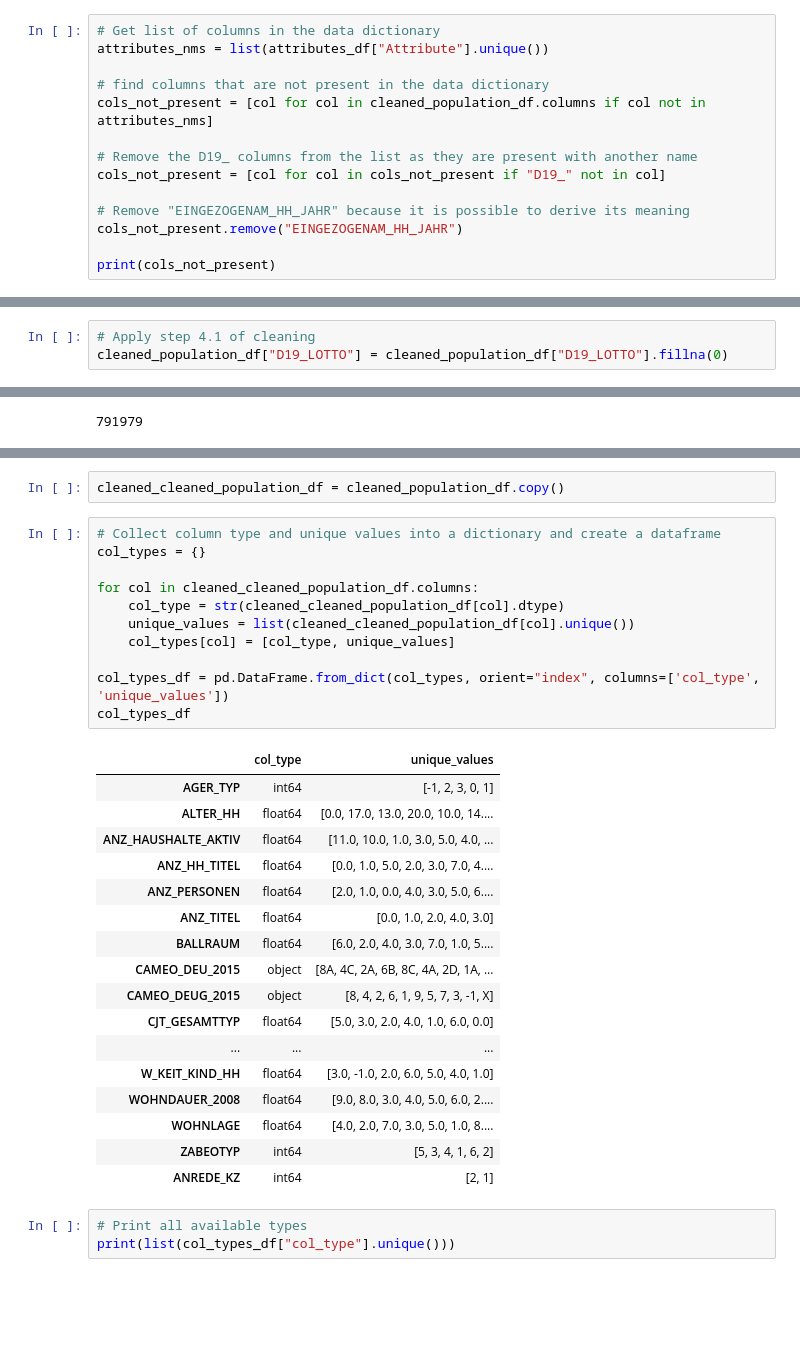
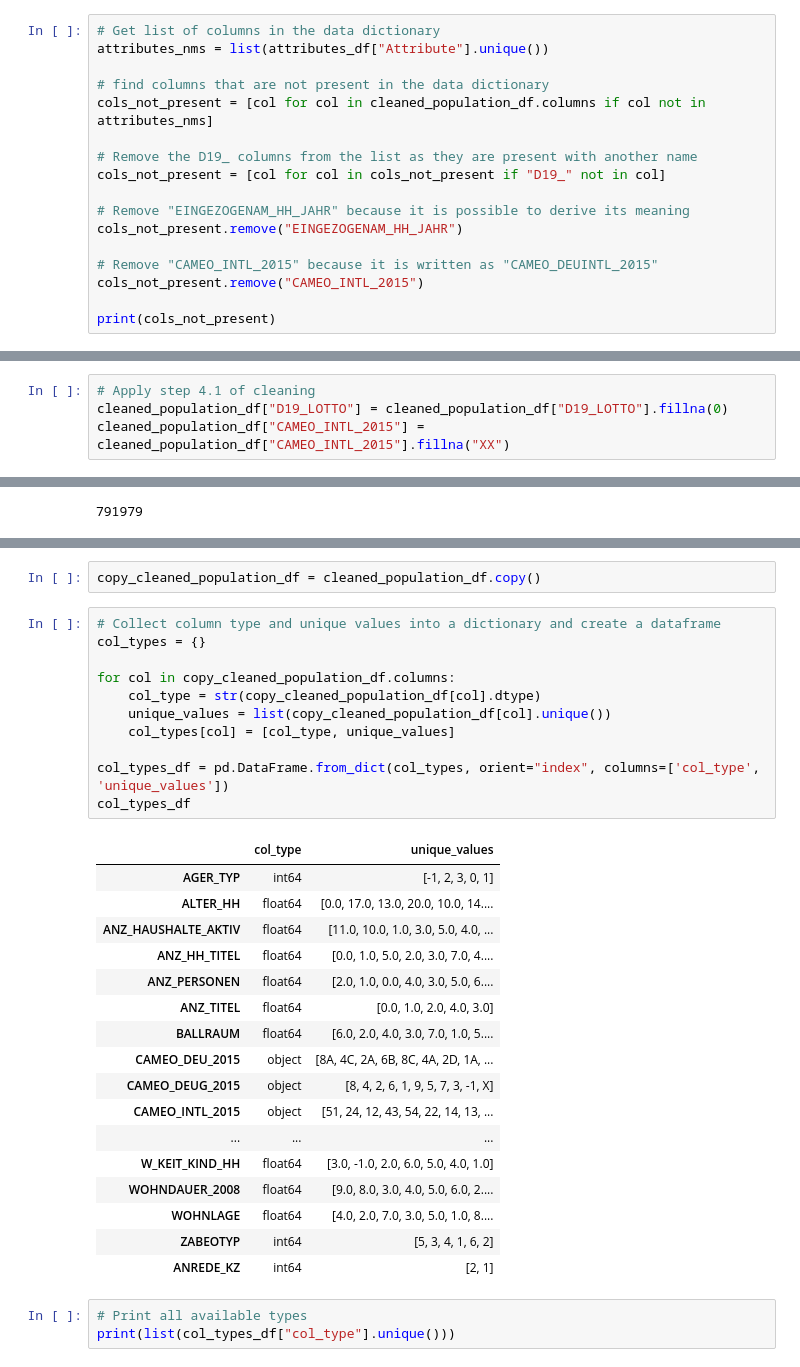
Before and after one commit to bruno-f7s/portfolio, a Jupyter notebook: arvarto-customer-segmentation/01-data-cleaning.ipynb, the cells around one changed output, grey strips where cells are left out. Cells and saved outputs as stored; diff of their text form; blank space fills up the shorter version.

Commit message:
update cleaning process for categorical columns

```diff
--- a/arvarto-customer-segmentation/01-data-cleaning.ipynb
+++ b/arvarto-customer-segmentation/01-data-cleaning.ipynb
@@ -275,5 +275,8 @@ cols_not_present = [col for col in cols_not_present if "D19_" not in col]
 # Remove "EINGEZOGENAM_HH_JAHR" because it is possible to derive its meaning
 cols_not_present.remove("EINGEZOGENAM_HH_JAHR")
 
+# Remove "CAMEO_INTL_2015" because it is written as "CAMEO_DEUINTL_2015"
+cols_not_present.remove("CAMEO_INTL_2015")
+
 print(cols_not_present)
 # %% [output]
@@ -324,6 +332,7 @@ __Step 4.1 for cleaning function__:
 # %%
 # Apply step 4.1 of cleaning
 cleaned_population_df["D19_LOTTO"] = cleaned_population_df["D19_LOTTO"].fillna(0)
+cleaned_population_df["CAMEO_INTL_2015"] = cleaned_population_df["CAMEO_INTL_2015"].fillna("XX")
 # %%
 # Get the columns with missing data
 cols_with_missing_data = cleaned_population_df.columns[cleaned_population_df.isnull().any()].tolist()
@@ -710,28 +719,28 @@ In this dataset there are some columns string types, which we will have to encod
 # %%
-cleaned_cleaned_population_df = cleaned_population_df.copy()
+copy_cleaned_population_df = cleaned_population_df.copy()
 # %%
 # Collect column type and unique values into a dictionary and create a dataframe
 col_types = {}
 
-for col in cleaned_cleaned_population_df.columns:
-    col_type = str(cleaned_cleaned_population_df[col].dtype)
-    unique_values = list(cleaned_cleaned_population_df[col].unique())
+for col in copy_cleaned_population_df.columns:
+    col_type = str(copy_cleaned_population_df[col].dtype)
+    unique_values = list(copy_cleaned_population_df[col].unique())
     col_types[col] = [col_type, unique_values]
 
 col_types_df = pd.DataFrame.from_dict(col_types, orient="index", columns=['col_type', 'unique_values'])
 col_types_df
 # %% [output]
 |  | col_type | unique_values |
 | AGER_TYP | int64 | [-1, 2, 3, 0, 1] |
 | ALTER_HH | float64 | [0.0, 17.0, 13.0, 20.0, 10.0, 14.... |
 | ANZ_HAUSHALTE_AKTIV | float64 | [11.0, 10.0, 1.0, 3.0, 5.0, 4.0, ... |
 | ANZ_HH_TITEL | float64 | [0.0, 1.0, 5.0, 2.0, 3.0, 7.0, 4.... |
 | ANZ_PERSONEN | float64 | [2.0, 1.0, 0.0, 4.0, 3.0, 5.0, 6.... |
 | ANZ_TITEL | float64 | [0.0, 1.0, 2.0, 4.0, 3.0] |
 | BALLRAUM | float64 | [6.0, 2.0, 4.0, 3.0, 7.0, 1.0, 5.... |
 | CAMEO_DEU_2015 | object | [8A, 4C, 2A, 6B, 8C, 4A, 2D, 1A, ... |
 | CAMEO_DEUG_2015 | object | [8, 4, 2, 6, 1, 9, 5, 7, 3, -1, X] |
-| CJT_GESAMTTYP | float64 | [5.0, 3.0, 2.0, 4.0, 1.0, 6.0, 0.0] |
+| CAMEO_INTL_2015 | object | [51, 24, 12, 43, 54, 22, 14, 13, ... |
 | ... | ... | ... |
 | W_KEIT_KIND_HH | float64 | [3.0, -1.0, 2.0, 6.0, 5.0, 4.0, 1.0] |
 | WOHNDAUER_2008 | float64 | [9.0, 8.0, 3.0, 4.0, 5.0, 6.0, 2.... |
```
Also changed, not shown: parts of 22 cells of this notebook.
